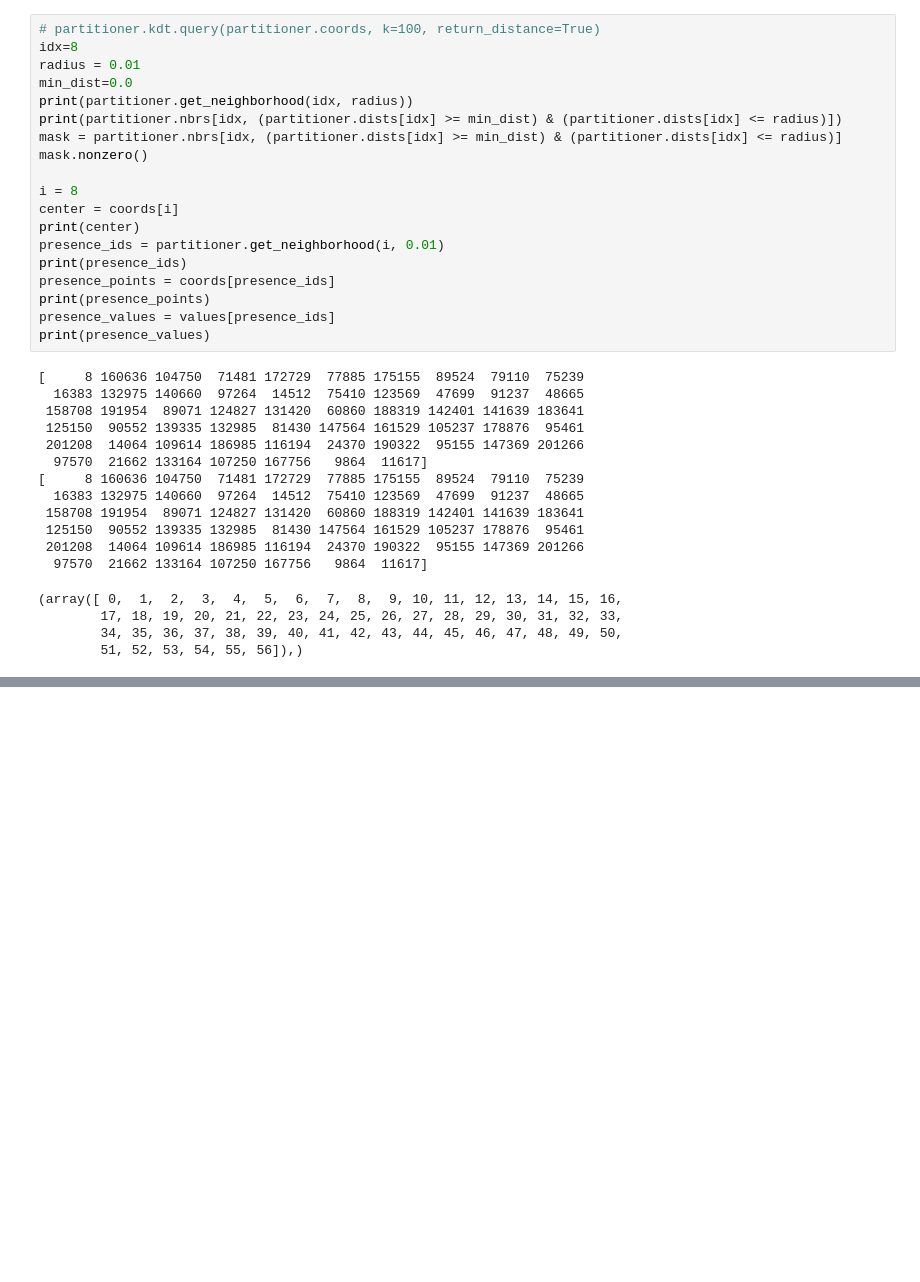
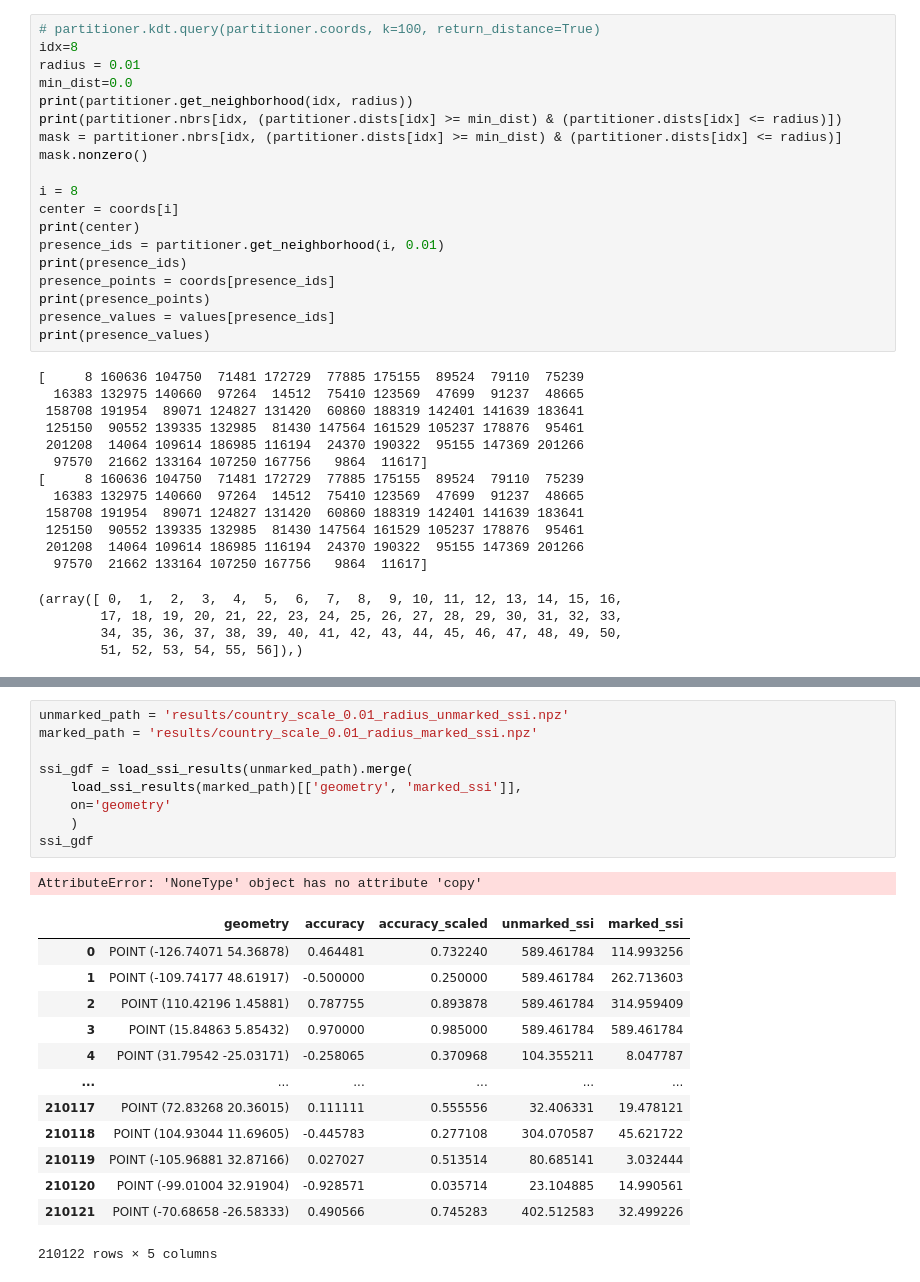
Before and after one commit to seai-lab/PyGBS, a Jupyter notebook: ssi_viz.ipynb, the cells around one changed output, grey strips where cells are left out. Cells and saved outputs as stored; diff of their text form; blank space fills up the shorter version.

```diff
--- a/ssi_viz.ipynb
+++ b/ssi_viz.ipynb
@@ -386,0 +463,24 @@ Processed: 210121/210122
+# %%
+unmarked_path = 'results/country_scale_0.01_radius_unmarked_ssi.npz'
+marked_path = 'results/country_scale_0.01_radius_marked_ssi.npz'
+
+ssi_gdf = load_ssi_results(unmarked_path).merge(
+    load_ssi_results(marked_path)[['geometry', 'marked_ssi']],
+    on='geometry'
+    )
+ssi_gdf
+# %% [output]
+AttributeError: 'NoneType' object has no attribute 'copy'
+|  | geometry | accuracy | accuracy_scaled | unmarked_ssi | marked_ssi |
+| 0 | POINT (-126.74071 54.36878) | 0.464481 | 0.732240 | 589.461784 | 114.993256 |
+| 1 | POINT (-109.74177 48.61917) | -0.500000 | 0.250000 | 589.461784 | 262.713603 |
+| 2 | POINT (110.42196 1.45881) | 0.787755 | 0.893878 | 589.461784 | 314.959409 |
+| 3 | POINT (15.84863 5.85432) | 0.970000 | 0.985000 | 589.461784 | 589.461784 |
+| 4 | POINT (31.79542 -25.03171) | -0.258065 | 0.370968 | 104.355211 | 8.047787 |
+| ... | ... | ... | ... | ... | ... |
+| 210117 | POINT (72.83268 20.36015) | 0.111111 | 0.555556 | 32.406331 | 19.478121 |
+| 210118 | POINT (104.93044 11.69605) | -0.445783 | 0.277108 | 304.070587 | 45.621722 |
+| 210119 | POINT (-105.96881 32.87166) | 0.027027 | 0.513514 | 80.685141 | 3.032444 |
+| 210120 | POINT (-99.01004 32.91904) | -0.928571 | 0.035714 | 23.104885 | 14.990561 |
+| 210121 | POINT (-70.68658 -26.58333) | 0.490566 | 0.745283 | 402.512583 | 32.499226 |
+210122 rows × 5 columns
```
Also changed, not shown: parts of 9 cells of this notebook, 3 other files.
